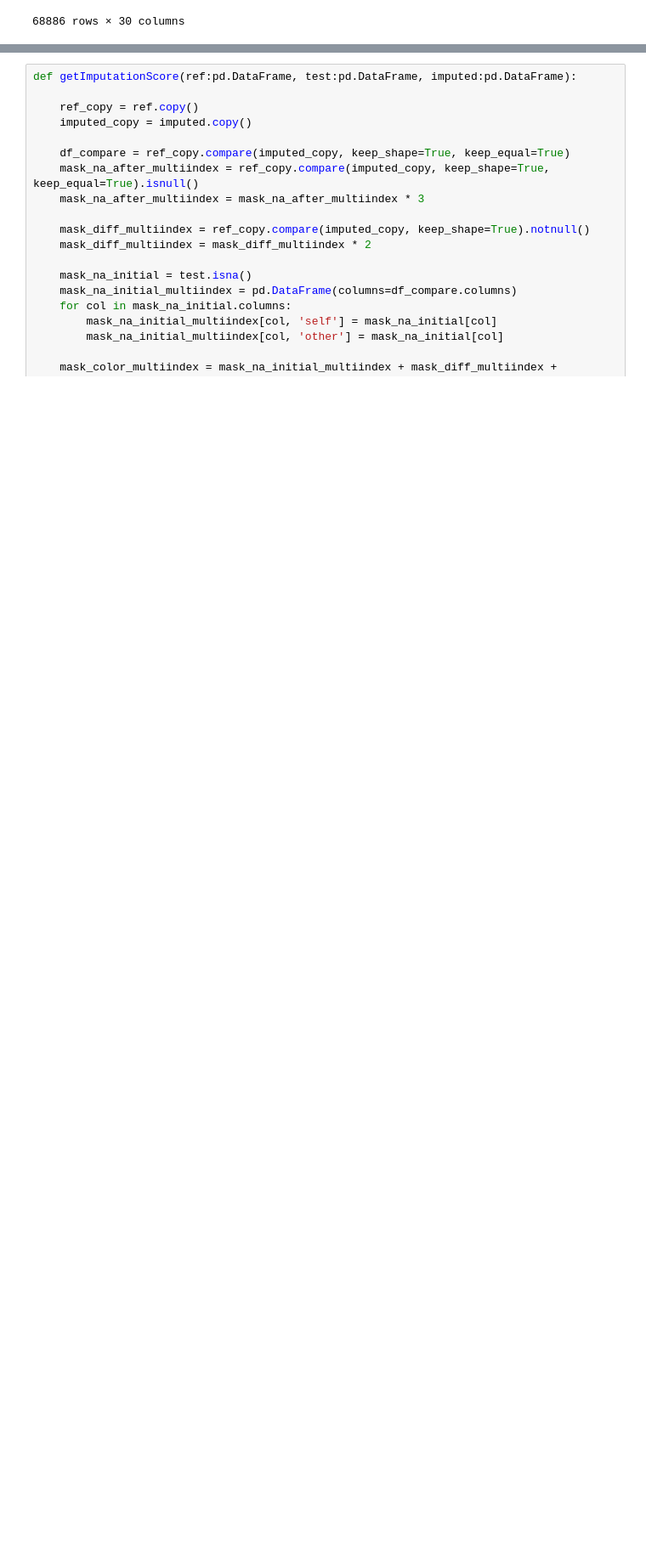
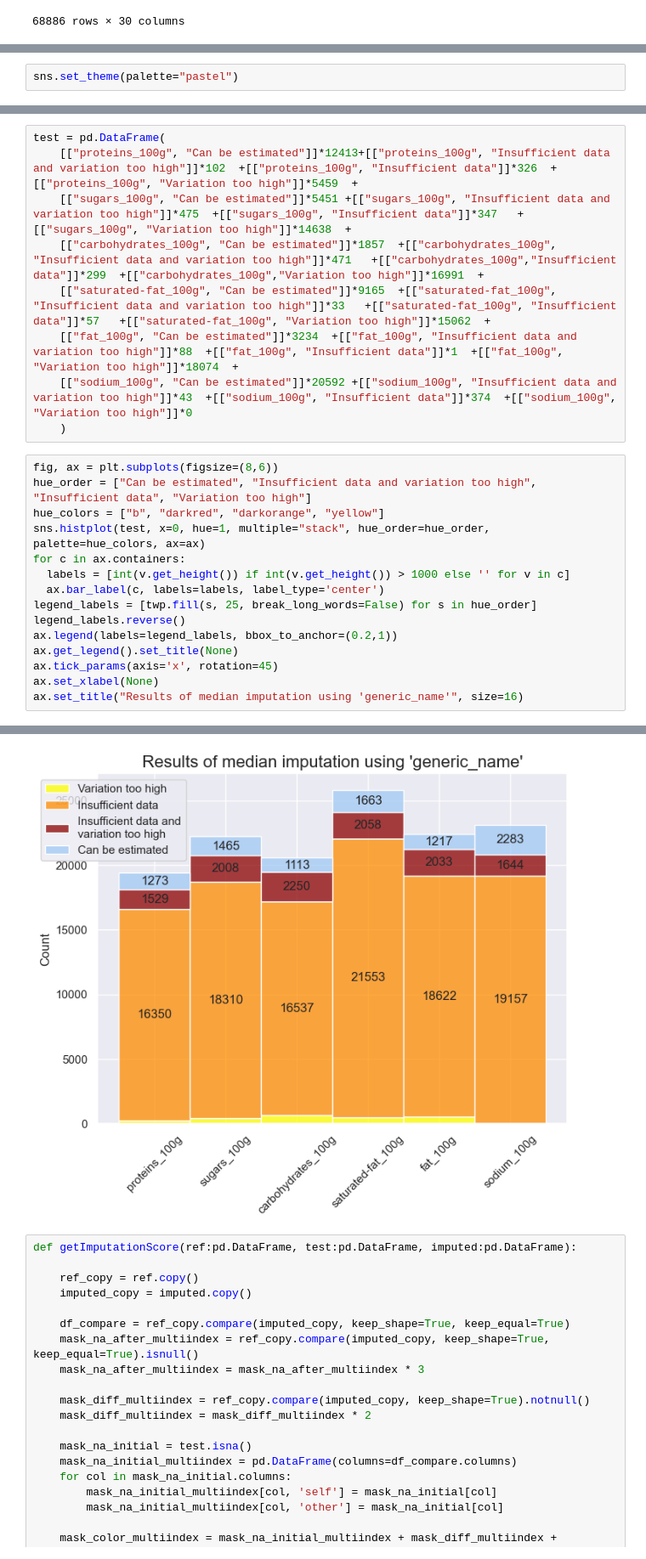
Before and after one commit to Unipto/DS_3, a Jupyter notebook: Preparez_des_donnees_pour_un_organisme_de_sante_publiques_CARRE_MAXIME/CARRE_MAXIME_1_notebook_dump.ipynb, the cells around one changed output, grey strips where cells are left out. Shown: that part at 85% size. Cells and saved outputs as stored; diff of their text form; blank space fills up the shorter version.

```diff
--- a/Preparez_des_donnees_pour_un_organisme_de_sante_publiques_CARRE_MAXIME/CARRE_MAXIME_1_notebook_dump.ipynb
+++ b/Preparez_des_donnees_pour_un_organisme_de_sante_publiques_CARRE_MAXIME/CARRE_MAXIME_1_notebook_dump.ipynb
@@ -778,0 +811,2 @@ See the caveats in the documentation: https://pandas.pydata.org/pandas-docs/stab
+# %%
+sns.set_theme(palette="pastel")
@@ -778,0 +831,25 @@ See the caveats in the documentation: https://pandas.pydata.org/pandas-docs/stab
+# %%
+test = pd.DataFrame(
+    [["proteins_100g", "Can be estimated"]]*12413+[["proteins_100g", "Insufficient data and variation too high"]]*102  +[["proteins_100g", "Insufficient data"]]*326  +[["proteins_100g", "Variation too high"]]*5459  +
+    [["sugars_100g", "Can be estimated"]]*5451 +[["sugars_100g", "Insufficient data and variation too high"]]*475  +[["sugars_100g", "Insufficient data"]]*347   +[["sugars_100g", "Variation too high"]]*14638  +
+    [["carbohydrates_100g", "Can be estimated"]]*1857  +[["carbohydrates_100g", "Insufficient data and variation too high"]]*471   +[["carbohydrates_100g","Insufficient data"]]*299  +[["carbohydrates_100g","Variation too high"]]*16991  +
+    [["saturated-fat_100g", "Can be estimated"]]*9165  +[["saturated-fat_100g", "Insufficient data and variation too high"]]*33   +[["saturated-fat_100g", "Insufficient data"]]*57   +[["saturated-fat_100g", "Variation too high"]]*15062  +
+    [["fat_100g", "Can be estimated"]]*3234  +[["fat_100g", "Insufficient data and variation too high"]]*88  +[["fat_100g", "Insufficient data"]]*1  +[["fat_100g", "Variation too high"]]*18074  +
+    [["sodium_100g", "Can be estimated"]]*20592 +[["sodium_100g", "Insufficient data and variation too high"]]*43  +[["sodium_100g", "Insufficient data"]]*374  +[["sodium_100g", "Variation too high"]]*0
+    )
+# %%
+fig, ax = plt.subplots(figsize=(8,6))
+hue_order = ["Can be estimated", "Insufficient data and variation too high", "Insufficient data", "Variation too high"]
+hue_colors = ["b", "darkred", "darkorange", "yellow"]
+sns.histplot(test, x=0, hue=1, multiple="stack", hue_order=hue_order, palette=hue_colors, ax=ax)
+for c in ax.containers:
+  labels = [int(v.get_height()) if int(v.get_height()) > 1000 else '' for v in c]
+  ax.bar_label(c, labels=labels, label_type='center')
+legend_labels = [twp.fill(s, 25, break_long_words=False) for s in hue_order]
+legend_labels.reverse()
+ax.legend(labels=legend_labels, bbox_to_anchor=(0.2,1))
+ax.get_legend().set_title(None)
+ax.tick_params(axis='x', rotation=45)
+ax.set_xlabel(None)
+ax.set_title("Results of median imputation using 'generic_name'", size=16)
+# %% [output]
@@ -779,3 +857,4 @@ See the caveats in the documentation: https://pandas.pydata.org/pandas-docs/stab
+[figure, added]
 # %%
 def getImputationScore(ref:pd.DataFrame, test:pd.DataFrame, imputed:pd.DataFrame):
 
```
Also changed, not shown: parts of 12 cells of this notebook, 28 other files.
